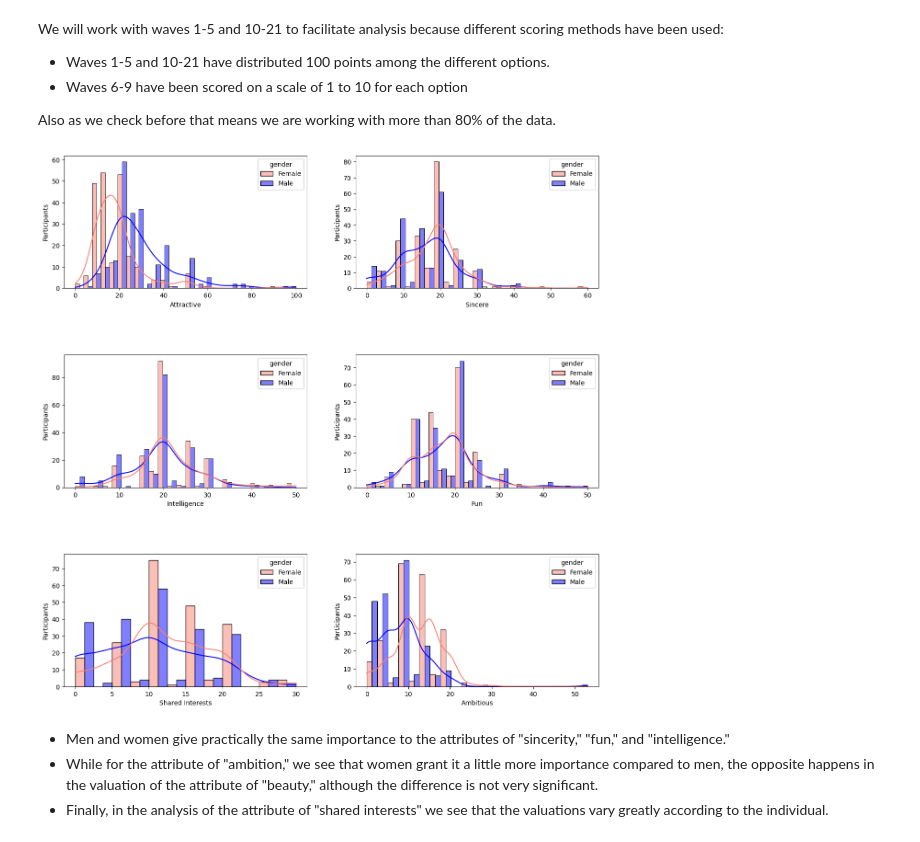
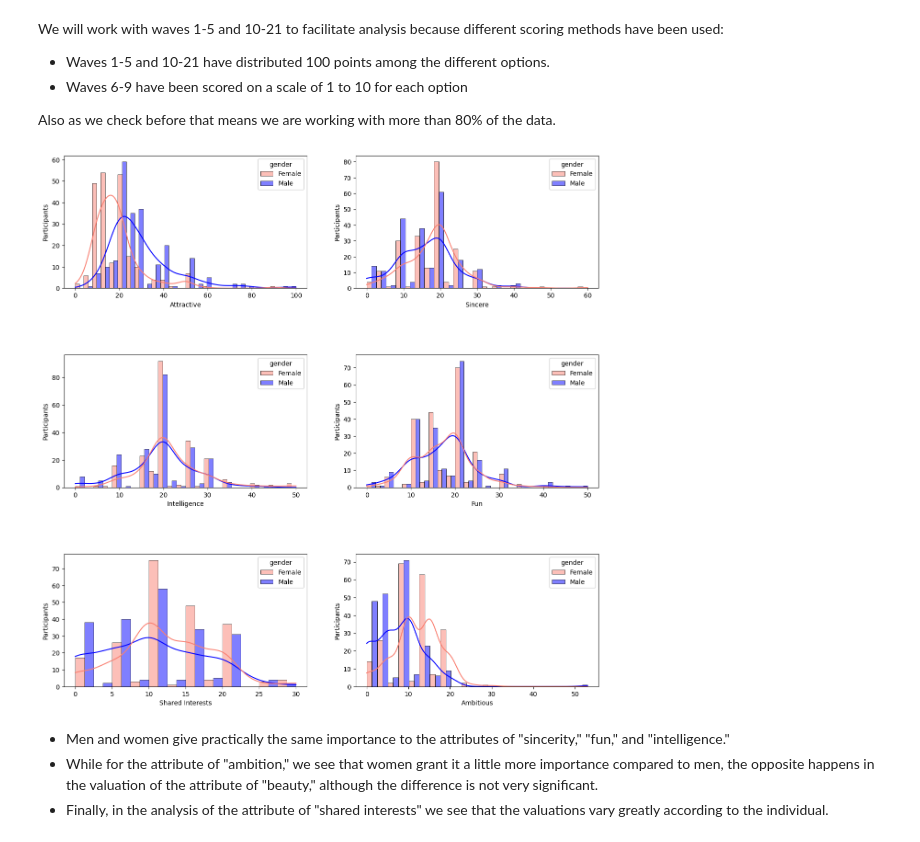
Before and after one commit to eugeniamellano/Bloc-2, a Jupyter notebook: Speed_Dating/Tinder-Project.ipynb, the cells around one changed output. Drawn from its saved outputs; the diff is of its cells as text; code cells hidden in the pictures.

```diff
--- a/Speed_Dating/Tinder-Project.ipynb
+++ b/Speed_Dating/Tinder-Project.ipynb
@@ -436,24 +437,24 @@ Also as we check before that means we are working with more than 80% of the data
 # %%
 #what you look for in the oppossite sex?
 
 df_unique_same_scale = df_same_scale.drop_duplicates(subset=['iid'], keep="first").copy()
 # create graphs 2 columns 3 rows
 fig, axes = plt.subplots(nrows=3, ncols=2, figsize=(15, 15))
 
 # space between
 plt.subplots_adjust(hspace=0.5)
 
 # each hist
-sns.histplot(data=df_unique_same_scale, x='attr1_1', hue='gender', multiple="dodge", kde=True, palette=['salmon', 'blue'], ax=axes[0, 0]).set(xlabel='Attractive', ylabel='Participants')
-sns.histplot(data=df_unique_same_scale, x='sinc1_1', hue='gender', multiple="dodge", kde=True, palette=['salmon', 'blue'], ax=axes[0, 1]).set(xlabel='Sincere', ylabel='Participants')
-sns.histplot(data=df_unique_same_scale, x='intel1_1', hue='gender', multiple="dodge", kde=True, palette=['salmon', 'blue'], ax=axes[1, 0]).set(xlabel='Intelligence', ylabel='Participants')
-sns.histplot(data=df_unique_same_scale, x='fun1_1', hue='gender', multiple="dodge", kde=True, palette=['salmon', 'blue'], ax=axes[1, 1]).set(xlabel='Fun', ylabel='Participants')
-sns.histplot(data=df_unique_same_scale, x='shar1_1', hue='gender', multiple="dodge", kde=True, palette=['salmon', 'blue'], ax=axes[2, 0]).set(xlabel='Shared Interests', ylabel='Participants')
-sns.histplot(data=df_unique_same_scale, x='amb1_1', hue='gender', multiple="dodge", kde=True, palette=['salmon', 'blue'], ax=axes[2, 1]).set(xlabel='Ambitious', ylabel='Participants')
+sns.histplot(data=df_unique_same_scale, x='attr1_1', hue='gender', multiple="dodge", kde=True, palette=['salmon', 'blue'], ax=axes[0, 0],linewidth=0.5).set(xlabel='Attractive', ylabel='Participants')
+sns.histplot(data=df_unique_same_scale, x='sinc1_1', hue='gender', multiple="dodge", kde=True, palette=['salmon', 'blue'], ax=axes[0, 1],linewidth=0.5).set(xlabel='Sincere', ylabel='Participants')
+sns.histplot(data=df_unique_same_scale, x='intel1_1', hue='gender', multiple="dodge", kde=True, palette=['salmon', 'blue'], ax=axes[1, 0],linewidth=0.5).set(xlabel='Intelligence', ylabel='Participants')
+sns.histplot(data=df_unique_same_scale, x='fun1_1', hue='gender', multiple="dodge", kde=True, palette=['salmon', 'blue'], ax=axes[1, 1],linewidth=0.5).set(xlabel='Fun', ylabel='Participants')
+sns.histplot(data=df_unique_same_scale, x='shar1_1', hue='gender', multiple="dodge", kde=True, palette=['salmon', 'blue'], ax=axes[2, 0],linewidth=0.5).set(xlabel='Shared Interests', ylabel='Participants')
+sns.histplot(data=df_unique_same_scale, x='amb1_1', hue='gender', multiple="dodge", kde=True, palette=['salmon', 'blue'], ax=axes[2, 1],linewidth=0.5).set(xlabel='Ambitious', ylabel='Participants')
 
 plt.show()
 # %% [output]
-[figure, old version]
+[figure, new version]
 # %% [markdown]
 - Men and women give practically the same importance to the attributes of "sincerity," "fun," and "intelligence."
 - While for the attribute of "ambition," we see that women grant it a little more importance compared to men,
```
Also changed, not shown: parts of 5 cells of this notebook.
